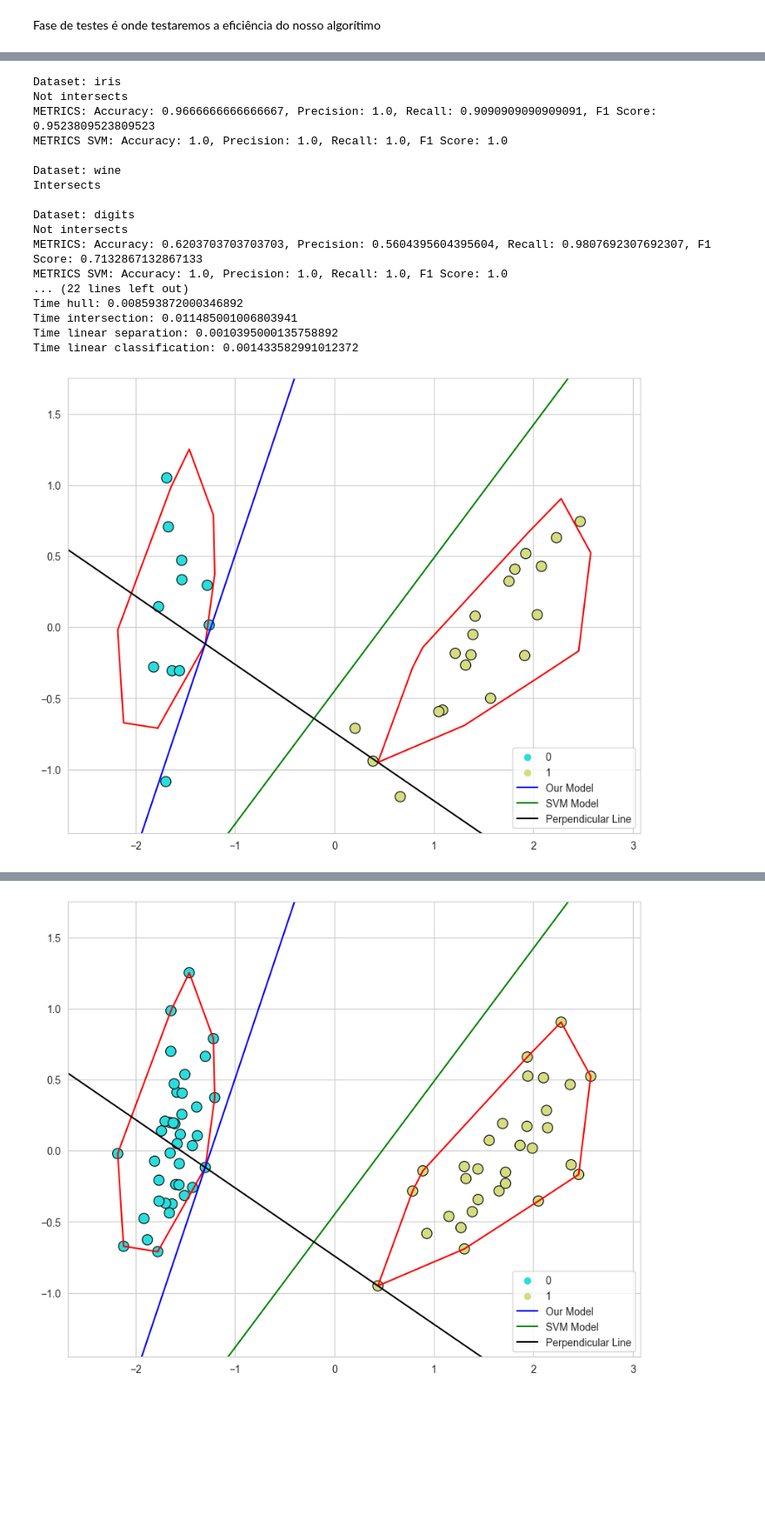
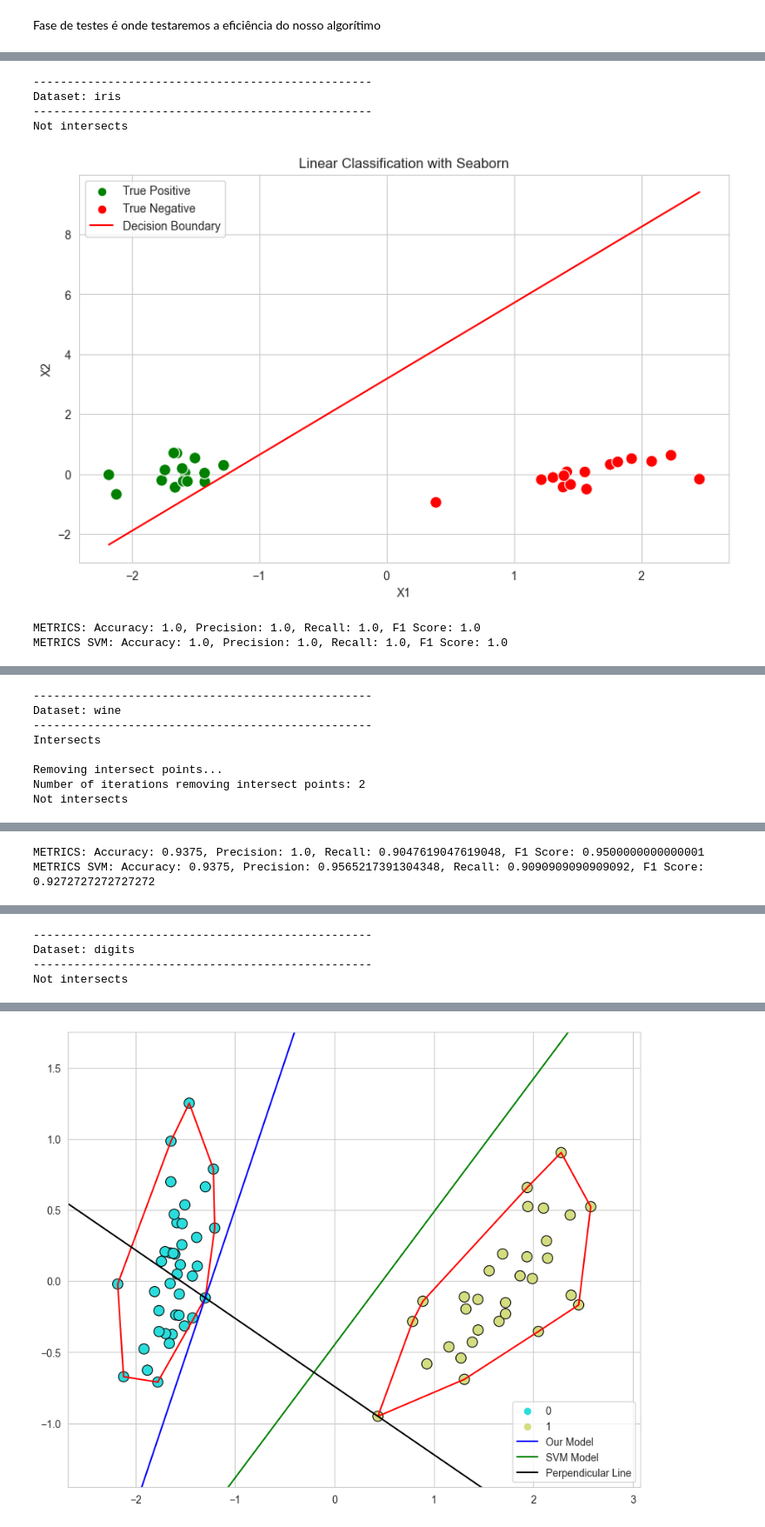
Before and after one commit to lorenzo-cm/tp1_alg2, a Jupyter notebook: relatorio.ipynb, the cells around one changed output, grey strips where cells are left out. Shown at 87% size. Cells and saved outputs as stored; diff of their text form; code cells hidden in the pictures; blank space fills up the shorter version.

```diff
--- a/relatorio.ipynb
+++ b/relatorio.ipynb
@@ -44,6 +44,10 @@ iris = load_iris
 # %%
 # Carregando a base de dados em pandas
-data = load_dataset(iris)
+init = time.perf_counter()
+
+data = load_iris()
 np.random.seed(42)
 df = pd.DataFrame(data.data, columns=data.feature_names)
 df['target'] = data.target
+
+time_load_dataset += time.perf_counter() - init
@@ -246,11 +274,13 @@ Time linear classification: 0.00020366600074339658
 # %%
-np.random.seed(42)
+np.random.seed(20)
 
 time_load_dataset = time_hull = time_intersection = time_linear_sep = time_linear_class = 0
 
 for d_name, d in datasets.items():
 
+    print('-'*50)
     print(f"Dataset: {d_name}")
+    print('-'*50)
 
     # load the dataset
 
@@ -302,15 +332,35 @@ for d_name, d in datasets.items():
     all_segments1 = points_to_segments([Point(row['x'], row['y']) for _, row in X1.iterrows()])
     all_segments2 = points_to_segments([Point(row['x'], row['y']) for _, row in X2.iterrows()])
 
-    intersection, time_ = sweep_line_intersection(all_segments1, all_segments2)
+    intersection = True
+
+    (intersection, collided_segments), time_ = sweep_line_intersection(all_segments1, all_segments2)
 
     time_intersection += time_
 
     if intersection:
         print("Intersects\n")
-        continue
-    else:
-        print("Not intersects")
+        print("Removing intersect points...")
+
+        counter = 0
+        while intersection:
+            (intersection, collided_segments), time_ = sweep_line_intersection(all_segments1, all_segments2)
+
+            time_intersection += time_
+            for segment1, segment2 in collided_segments:
+                for s in all_segments1:
+                    if s == segment1 or s == segment2:
+                        all_segments1.remove(s)
+
+                for s in all_segments2:
+                    if s == segment1 or s == segment2:
+                        all_segments2.remove(s)
+
+            counter += 1
+
+        print(f'Number of iterations removing intersect points: {counter}')
+
+    print("Not intersects")
 
     # ax + by + c = 0
     (a, b, a_p1, a_p2), time_ = linear_separation(hull1, hull2)
@@ -320,50 +370,38 @@ for d_name, d in datasets.items():
     clf = classify_points_svm(train_df[['x', 'y']].values, train_df['target'].values)
 
     # TESTING PHASE
 
     # X = train_df[['x', 'y']].values
     # y = train_df['target'].values
 
     X = test_df[['x', 'y']].values
     y = test_df['target'].values
 
     acc_svm, precision_svm, recall_svm, f1_svm, ab_svm = metrics_svm(X, y, clf)
 
-    (acc, precision, recall, f1), time_ = linear_classification(X, y, a, b, selected_classes[0], selected_classes[1])
-
+    (acc, precision, recall, f1), time_ = linear_classification(X, y, a, b, selected_classes[0], selected_classes[1], plot=True)
 
     time_linear_class += time_
 
     print(f"METRICS: Accuracy: {acc}, Precision: {precision}, Recall: {recall}, F1 Score: {f1}")
 
     print(f"METRICS SVM: Accuracy: {acc_svm}, Precision: {precision_svm}, Recall: {recall_svm}, F1 Score: {f1_svm}")
 
     # Plotting the data
-    plot_grid_hulls_separation(X, y, hull1, hull2, (a, b), ab_svm, (a_p1, a_p2), save=True, filename=f"graphs/dataset_{d_name}.png")
+    plot_grid_hulls_separation(X, y, hull1, hull2, (a, b), ab_svm, (a_p1, a_p2), save=False, plot=True, filename=f"graphs/dataset_{d_name}.png")
 
-    print()
+    print('\n\n')
 
 print(f"Time load dataset: {time_load_dataset}")
 print(f"Time hull: {time_hull}")
 print(f"Time intersection: {time_intersection}")
 print(f"Time linear separation: {time_linear_sep}")
 print(f"Time linear classification: {time_linear_class}")
 # %% [output]
+--------------------------------------------------
 Dataset: iris
+--------------------------------------------------
 Not intersects
-METRICS: Accuracy: 0.9666666666666667, Precision: 1.0, Recall: 0.9090909090909091, F1 Score: 0.9523809523809523
-METRICS SVM: Accuracy: 1.0, Precision: 1.0, Recall: 1.0, F1 Score: 1.0
-
-Dataset: wine
-Intersects
-
-Dataset: digits
-Not intersects
-METRICS: Accuracy: 0.6203703703703703, Precision: 0.5604395604395604, Recall: 0.9807692307692307, F1 Score: 0.7132867132867133
-METRICS SVM: Accuracy: 1.0, Precision: 1.0, Recall: 1.0, F1 Score: 1.0
-... (22 lines left out)
-Time hull: 0.008593872000346892
-Time intersection: 0.011485001006803941
-Time linear separation: 0.0010395000135758892
-Time linear classification: 0.001433582991012372
-[figure, old version]
+[figure, new version]
+METRICS: Accuracy: 1.0, Precision: 1.0, Recall: 1.0, F1 Score: 1.0
+METRICS SVM: Accuracy: 1.0, Precision: 1.0, Recall: 1.0, F1 Score: 1.0
@@ -370,0 +409,8 @@ Time linear classification: 0.001433582991012372
+--------------------------------------------------
+Dataset: wine
+--------------------------------------------------
+Intersects
+
+Removing intersect points...
+Number of iterations removing intersect points: 2
+Not intersects
@@ -371,0 +418,2 @@ Time linear classification: 0.001433582991012372
+METRICS: Accuracy: 0.9375, Precision: 1.0, Recall: 0.9047619047619048, F1 Score: 0.9500000000000001
+METRICS SVM: Accuracy: 0.9375, Precision: 0.9565217391304348, Recall: 0.9090909090909092, F1 Score: 0.9272727272727272
@@ -372,0 +421,4 @@ Time linear classification: 0.001433582991012372
+--------------------------------------------------
+Dataset: digits
+--------------------------------------------------
+Not intersects
```
Also changed, not shown: parts of 43 cells of this notebook, 14 other files.
